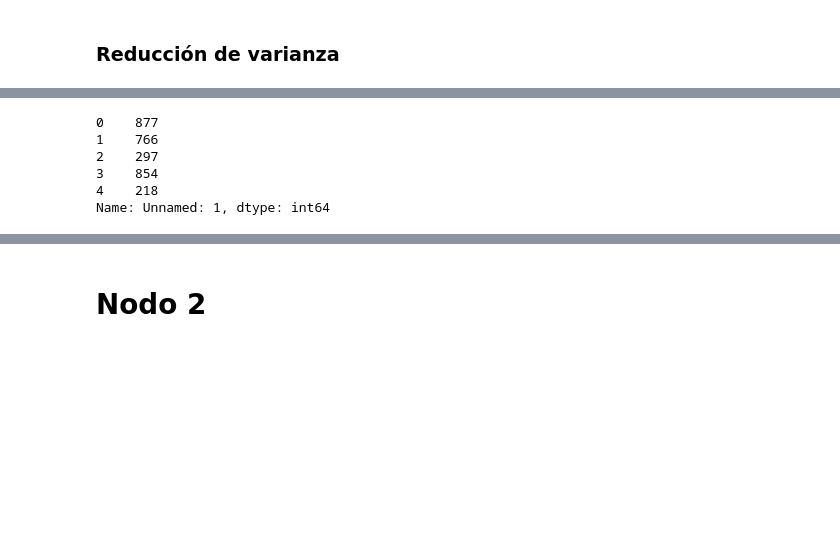
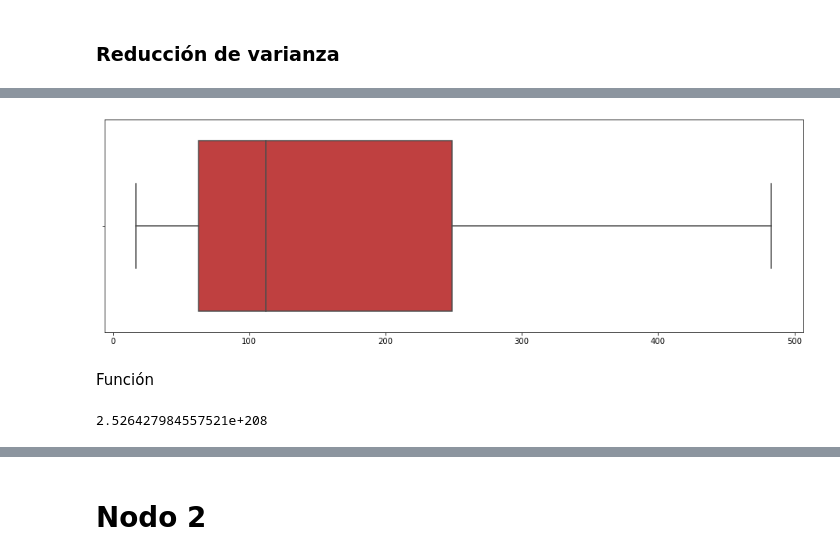
Before and after one commit to Robertochavezgue/Proyecto, a Jupyter notebook: Proyecto_Caro_Roberto.ipynb, the cells around one changed output, grey strips where cells are left out. Saved outputs shown, nothing was run; the diff lists cells and outputs as text; code cells hidden in the pictures; blank space fills up the shorter version.

```diff
--- a/Proyecto_Caro_Roberto.ipynb
+++ b/Proyecto_Caro_Roberto.ipynb
@@ -519,2 +513,0 @@ def plot_histogram_discrete(distribucion:'distribución a graficar histograma',
-# %%
-d1=pd.DataFrame(d1).dropna()
@@ -525,3 +513,0 @@ d1['Total de almacén'].sum()
-# %%
-d1['porcentaje']= d1['Total de almacén']/3643
-d1['porcentaje']
@@ -578,10 +513,0 @@ data2
-# %%
-d2= data2['Unnamed: 1']
-d2.head()
-# %% [output]
-0    877
-1    766
-2    297
-3    854
-4    218
-Name: Unnamed: 1, dtype: int64
@@ -587,0 +541,9 @@ Name: Unnamed: 1, dtype: int64
+# %%
+import seaborn as sns
+np.random.seed(10)
+muestra_d1 = np.random.choice(d1, 10000)
+# %%
+fig, ax1 = plt.subplots(figsize=(16, 5))
+sns.boxplot(muestra_d1, ax = ax1, saturation=.5, color='r', fliersize=5);
+# %% [output]
+[figure, added]
@@ -587,0 +552,2 @@ Name: Unnamed: 1, dtype: int64
+# %% [markdown]
+Función
@@ -587,0 +556,5 @@ Name: Unnamed: 1, dtype: int64
+# %%
+real_mean_d1 = np.mean(np.exp(d1))
+real_mean_d1
+# %% [output]
+2.526427984557521e+208
```
Also changed, not shown: parts of 25 cells of this notebook.
